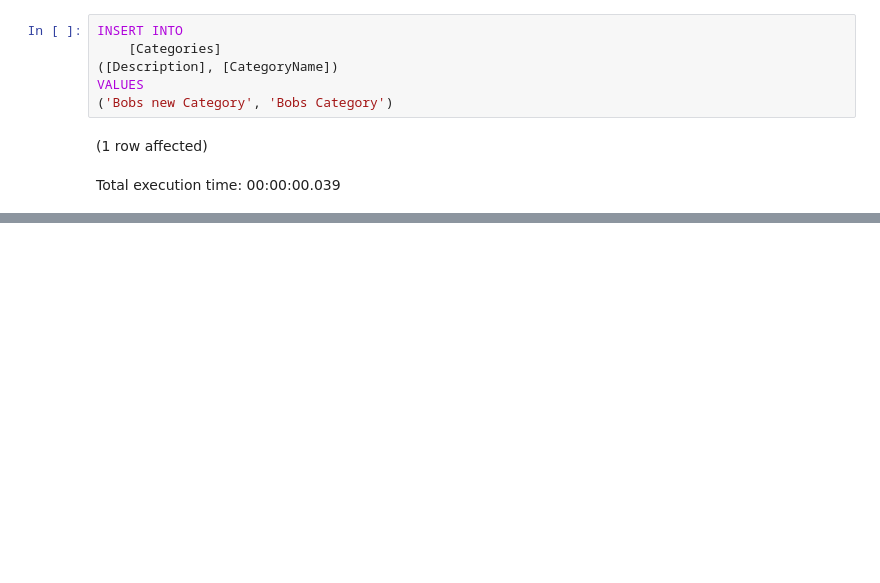
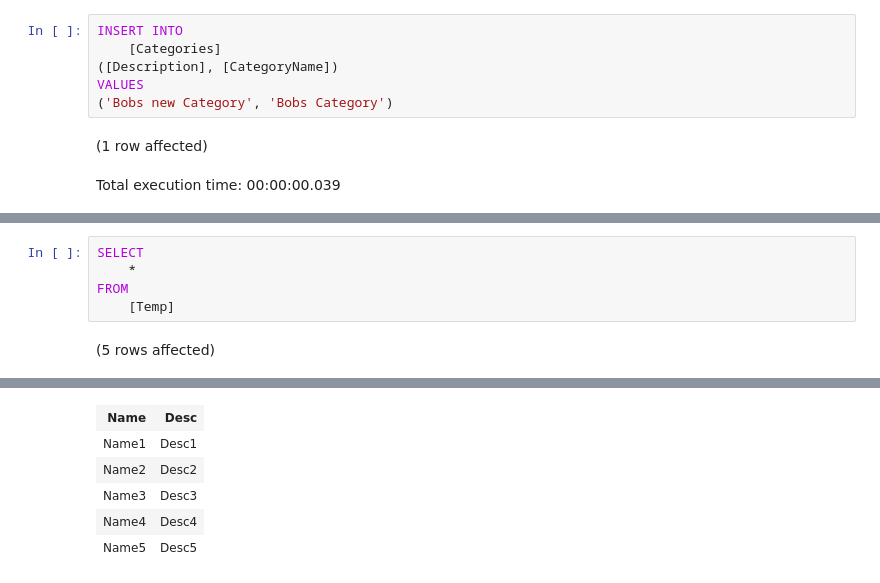
Before and after one commit to Simonsbs/D290323ER_SQL, a Jupyter notebook: Lesson2-Insert.ipynb, the cells around one changed output, grey strips where cells are left out. Drawn from its saved outputs; the diff is of its cells as text; blank space fills up the shorter version.

```diff
--- a/Lesson2-Insert.ipynb
+++ b/Lesson2-Insert.ipynb
@@ -47,0 +117,7 @@ Total execution time: 00:00:00.039
+# %%
+SELECT
+    *
+FROM
+    [Temp]
+# %% [output]
+(5 rows affected)
@@ -47,0 +125,6 @@ Total execution time: 00:00:00.039
+| Name | Desc |
+| Name1 | Desc1 |
+| Name2 | Desc2 |
+| Name3 | Desc3 |
+| Name4 | Desc4 |
+| Name5 | Desc5 |
```
Also changed, not shown: parts of 12 cells of this notebook, 1 other file.
